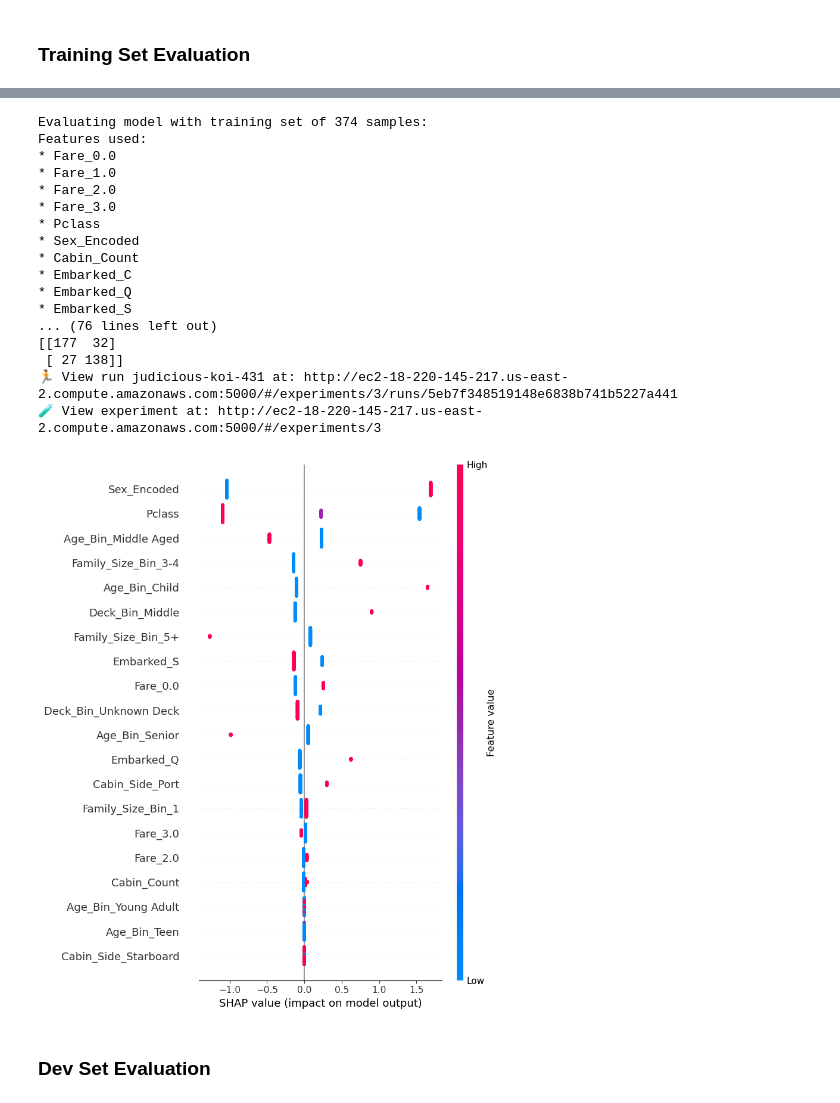
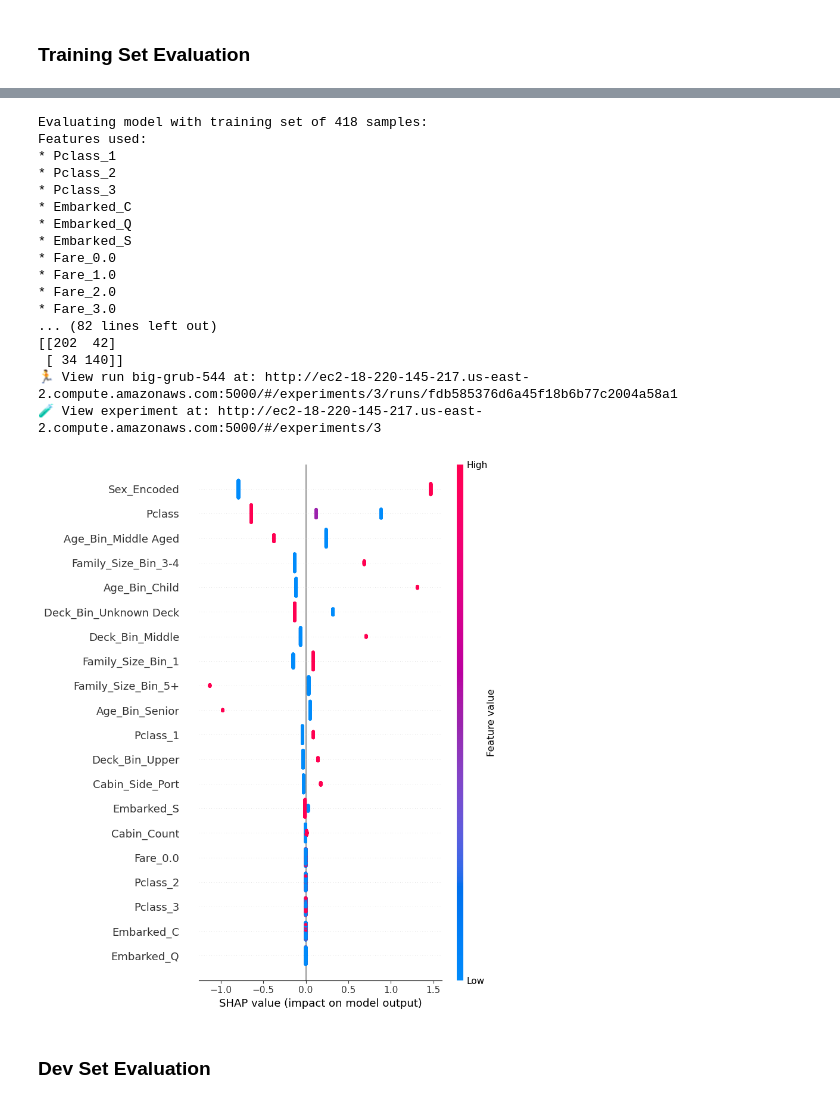
Before and after one commit to pt7481/titanic-ml-from-disaster, a Jupyter notebook: titanic_ml_from_disaster_abridged__paultongyoo.ipynb, the cells around one changed output, grey strips where cells are left out. Saved outputs shown, nothing was run; the diff lists cells and outputs as text; code cells hidden in the pictures.

```diff
--- a/titanic_ml_from_disaster_abridged__paultongyoo.ipynb
+++ b/titanic_ml_from_disaster_abridged__paultongyoo.ipynb
@@ -719,6 +796,6 @@ Series([], Name: count, dtype: int64)
 # %%
 target = 'Survived'
-exclusion_features = ['Name', 'Ticket', 'Cabin', 'PassengerId', 'Age', 'Ticket_Number', 'SibSp', 'Parch', 'Sex']
+exclusion_features = ['Name', 'Ticket', 'Cabin', 'PassengerId', 'Ticket_Number', 'SibSp', 'Parch', 'Sex']
 meaningful_features = [feature for feature in X_train.columns.tolist() if feature not in exclusion_features]
 print(f"Meaningful features: {meaningful_features}")
 # %% [output]
@@ -732,6 +809,6 @@ After Deduplication and Trim: (524, 20), (524,)
 # %%
 vif_minimized_features = numeric_features(X_train, [
-    'Pclass', 'Age_Bin', 'Fare',
+    'Pclass', 'Fare', 'Age',
     'Embarked', 'Sex_Encoded', 'Deck', 'Title', 'Surname',
     'Ticket_Prefix',
     'Cabin_Count', 'Cabin_Side'
@@ -869,8 +947,8 @@ sample_weights /= np.mean(sample_weights)
 # %%
 mlflow.set_tracking_uri('http://ec2-18-220-145-217.us-east-2.compute.amazonaws.com:5000/')
 mlflow.set_experiment('titanic_ml_from_disaster__abridged')
-ohe_features = ['Embarked', 'Age_Bin', 'Cabin_Side', 'Deck_Bin', 'Family_Size_Bin']
-selected_features = vif_minimized_features + ohe_features
+ohe_features = ['Cabin_Side', 'Deck_Bin', 'Family_Size_Bin']
+selected_features = vif_minimized_features + ['Title', 'Embarked'] + ohe_features
 # %%
 def print_diagnostics(y, y_pred):
     print("\n" + "="*50)
@@ -961,9 +1059,24 @@ with mlflow.start_run():
         ('ohe', OneHotEncoder(handle_unknown='ignore'))
     ])
 
+    bins = [0, 10, 17, 35, 55, 100]
+    labels = ['Child', 'Teen', 'Young Adult', 'Middle Aged', 'Senior']
+    age_pipeline = Pipeline([
+        ('impute_age', AgeImputer()),
+        ('bin_age',    AgeBinner(bins=bins, labels=labels)),
+        ('ohe_age',    OneHotEncoder(handle_unknown='ignore'))
+    ])
+
+    embarked_pipeline = Pipeline([
+        ('impute_embarked', EmbarkedImputer()),
+        ('ohe_embarked',    OneHotEncoder(handle_unknown='ignore'))
+    ])
+
     preprocessor = ColumnTransformer([
+        ('embarked_imp_ohe', embarked_pipeline, ['Pclass', 'Embarked']),
         ('fare_log_ohe', fare_pipeline, ['Fare']),
-        ('scaler', StandardScaler(), [f for f in numeric_features(X_train_dedup, selected_features) if f != 'Fare']),
+        ('age_ohe', age_pipeline, ['Pclass', 'Title', 'Sex_Encoded', 'Age']),
+        ('scaler', StandardScaler(), [f for f in numeric_features(X_train_dedup, selected_features) if f not in ['Fare', 'Age']]),
         ('onehot', OneHotEncoder(handle_unknown='ignore'), ohe_features)    # Intentionally not dropping first item to retain all categories
     ])
 
@@ -1012,45 +1125,45 @@ with mlflow.start_run():
         "f1": training_f1
     })
 
     print("\nTraining Set Scores:")
     print("Training accuracy:", training_acc)
     print("Training precision:", training_prec)
     print("Training recall:", training_rec)
     print("Training F1", training_f1)
 
     print("\nModel Coefficients:")
     coef_df = pd.DataFrame(pipeline.named_steps['classifier'].coef_.T, index=feature_names_after_preprocessing, columns=['Coefficient'])
     print(coef_df.sort_values(by='Coefficient', ascending=False))
     print()
 
     print("\nClassification Report:")
     print_diagnostics(y_train_dedup, y_pred)
 
     # Plot SHAP Summary
     X_train_dedup_processed = pipeline.named_steps['preprocessor'].transform(X_train_dedup)
     explainer = shap.LinearExplainer(pipeline.named_steps['classifier'], X_train_dedup_processed)
     shap_values = explainer.shap_values(X_train_dedup_processed)
     X_train_shap_df = pd.DataFrame(X_train_dedup_processed, columns=feature_names_after_preprocessing)
     shap.summary_plot(shap_values, X_train_shap_df, plot_type="dot", show=False)
 # %% [output]
-Evaluating model with training set of 374 samples:
+Evaluating model with training set of 418 samples:
 Features used:
+* Pclass_1
+* Pclass_2
+* Pclass_3
+* Embarked_C
+* Embarked_Q
+* Embarked_S
 * Fare_0.0
 * Fare_1.0
 * Fare_2.0
 * Fare_3.0
-* Pclass
-* Sex_Encoded
-* Cabin_Count
-* Embarked_C
-* Embarked_Q
-* Embarked_S
-... (76 lines left out)
-[[177  32]
- [ 27 138]]
-🏃 View run judicious-koi-431 at: http://ec2-18-220-145-217.us-east-2.compute.amazonaws.com:5000/#/experiments/3/runs/5eb7f348519148e6838b741b5227a441
+... (82 lines left out)
+[[202  42]
+ [ 34 140]]
+🏃 View run big-grub-544 at: http://ec2-18-220-145-217.us-east-2.compute.amazonaws.com:5000/#/experiments/3/runs/fdb585376d6a45f18b6b77c2004a58a1
 🧪 View experiment at: http://ec2-18-220-145-217.us-east-2.compute.amazonaws.com:5000/#/experiments/3
-[figure, old version]
+[figure, new version]
 # %% [markdown]
 ### Dev Set Evaluation
 # %%
```
Also changed, not shown: parts of 27 cells of this notebook.
